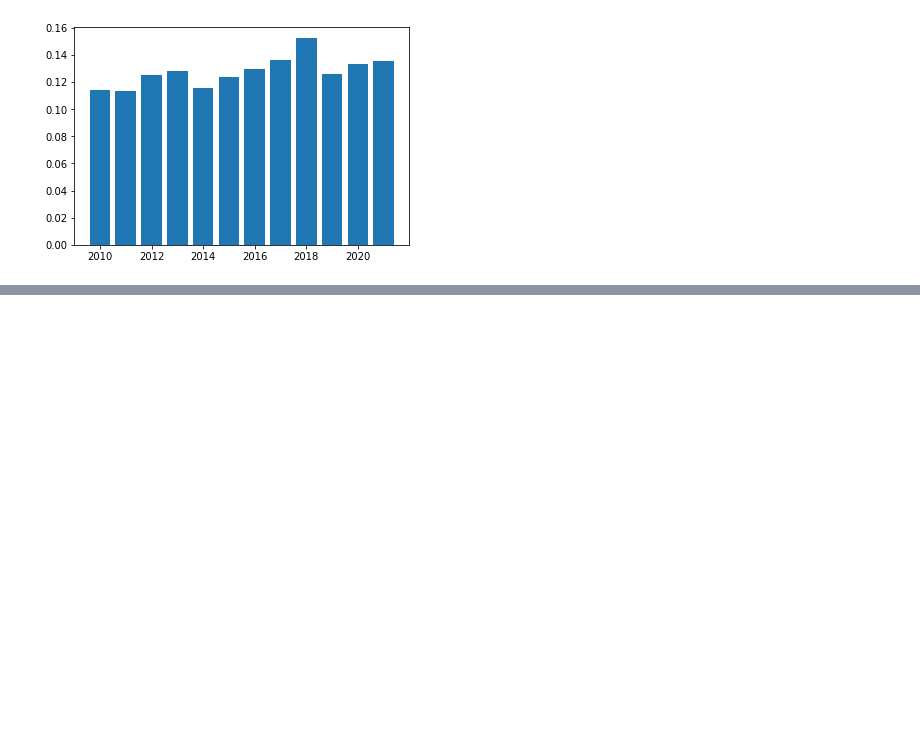
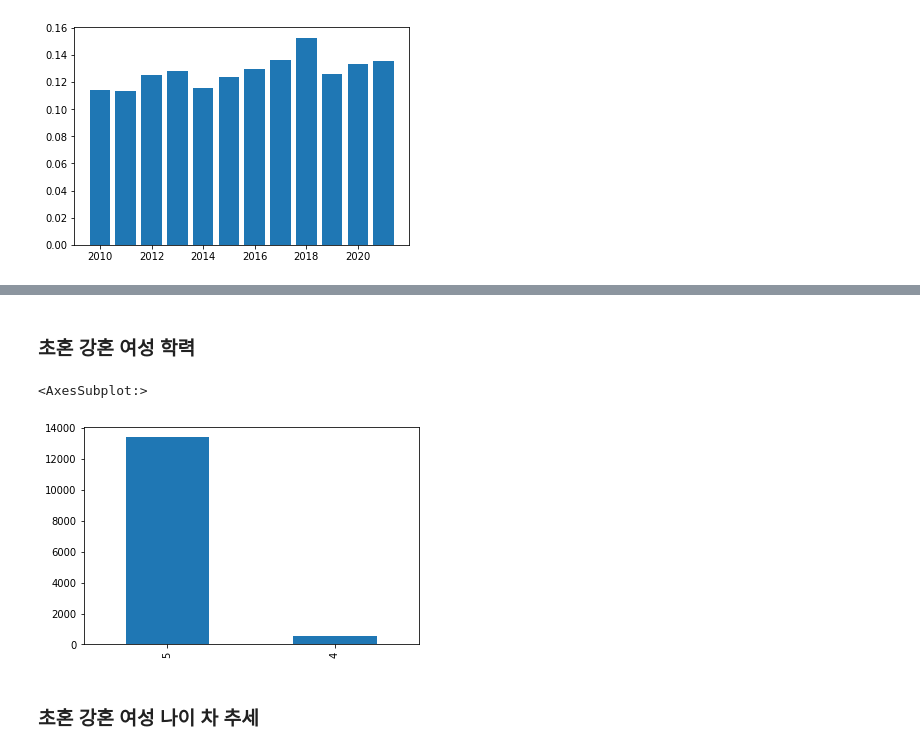
Before and after one commit to ohMinyoung22/science_project, a Jupyter notebook: eda/hypogamy_eda.ipynb, the cells around one changed output, grey strips where cells are left out. Saved outputs shown, nothing was run; the diff lists cells and outputs as text; code cells hidden in the pictures; blank space fills up the shorter version.

```diff
--- a/eda/hypogamy_eda.ipynb
+++ b/eda/hypogamy_eda.ipynb
@@ -78,0 +89,13 @@ plt.bar(x=range(2010, 2022), height = list_ratio)
+# %% [markdown]
+### 초혼 강혼 여성 학력
+# %%
+getDataFrame(1)[11]['아내교육코드'].value_counts().plot.bar()
+
+# 여자 초졸 - 남자 무학 / 여자 중졸 - 남자 초졸 이하 / 여자 고졸 - 남자 중졸 이하 케이스 없음
+# 즉 현 데이터에서 강혼 여성은 무조건 대졸 아니면 대학원졸
+# 여성이 대학원졸인 케이스가 압도적으로 많음
+# %% [output]
+<AxesSubplot:>
+[figure, added]
+# %% [markdown]
+### 초혼 강혼 여성 나이 차 추세
```
Also changed, not shown: parts of 6 cells of this notebook.
